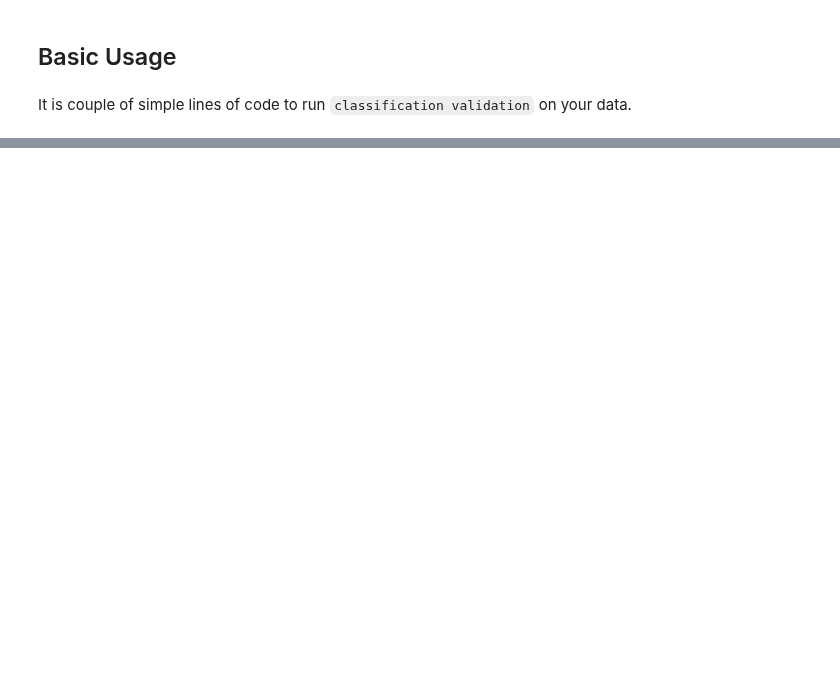
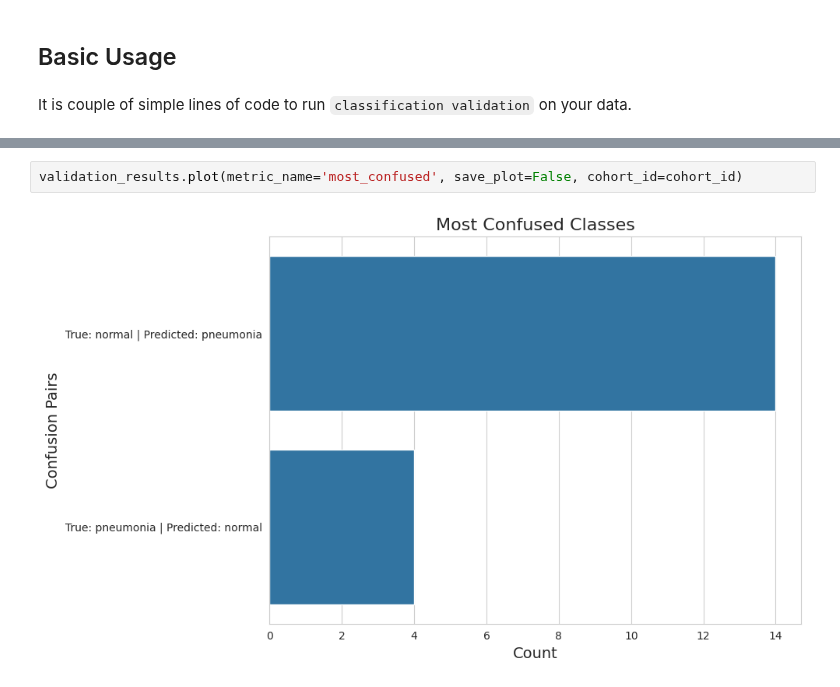
Before and after one commit to gesund-ai/gesund, a Jupyter notebook: examples/classification_covidnet.ipynb, the cells around one changed output, grey strips where cells are left out. Drawn from its saved outputs; the diff is of its cells as text; blank space fills up the shorter version.

```diff
--- a/examples/classification_covidnet.ipynb
+++ b/examples/classification_covidnet.ipynb
@@ -494,0 +215,4 @@ load_image("roc.png")
+# %%
+validation_results.plot(metric_name='most_confused', save_plot=False, cohort_id=cohort_id)
+# %% [output]
+[figure, added]
```
Also changed, not shown: parts of 56 cells of this notebook.
